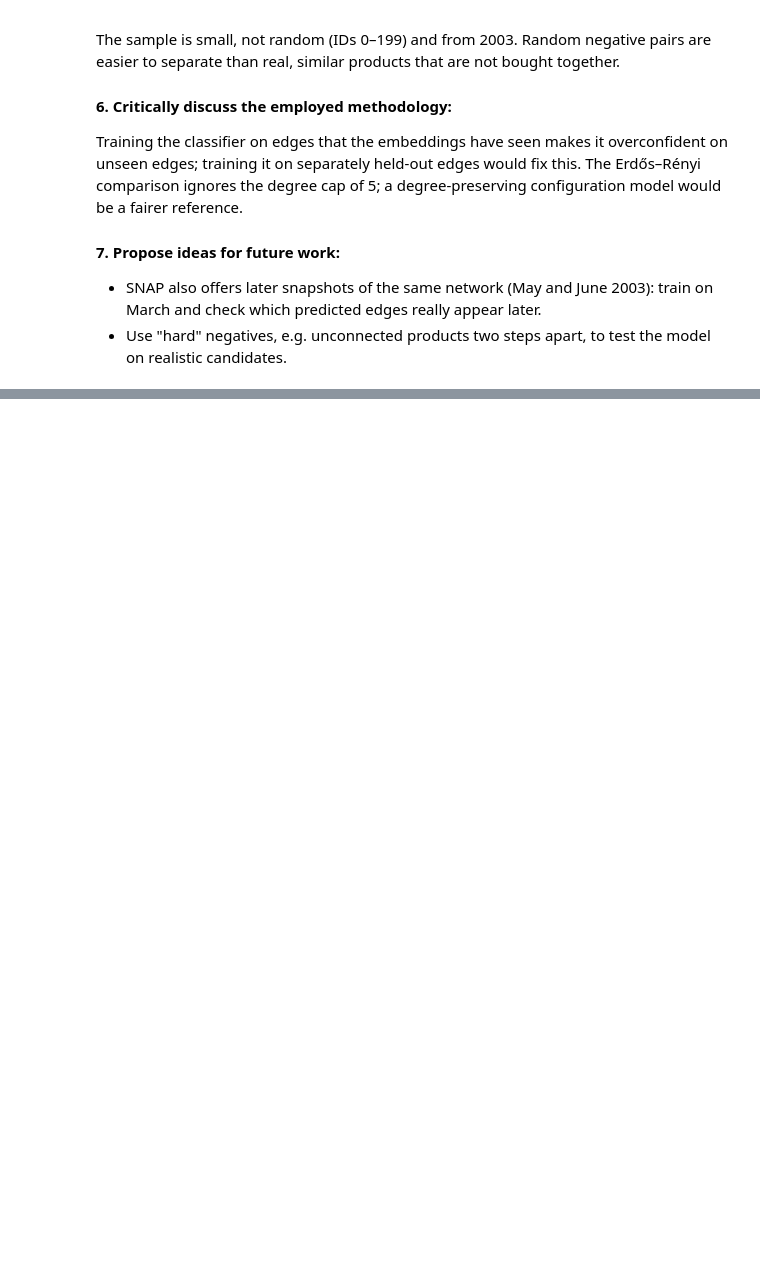
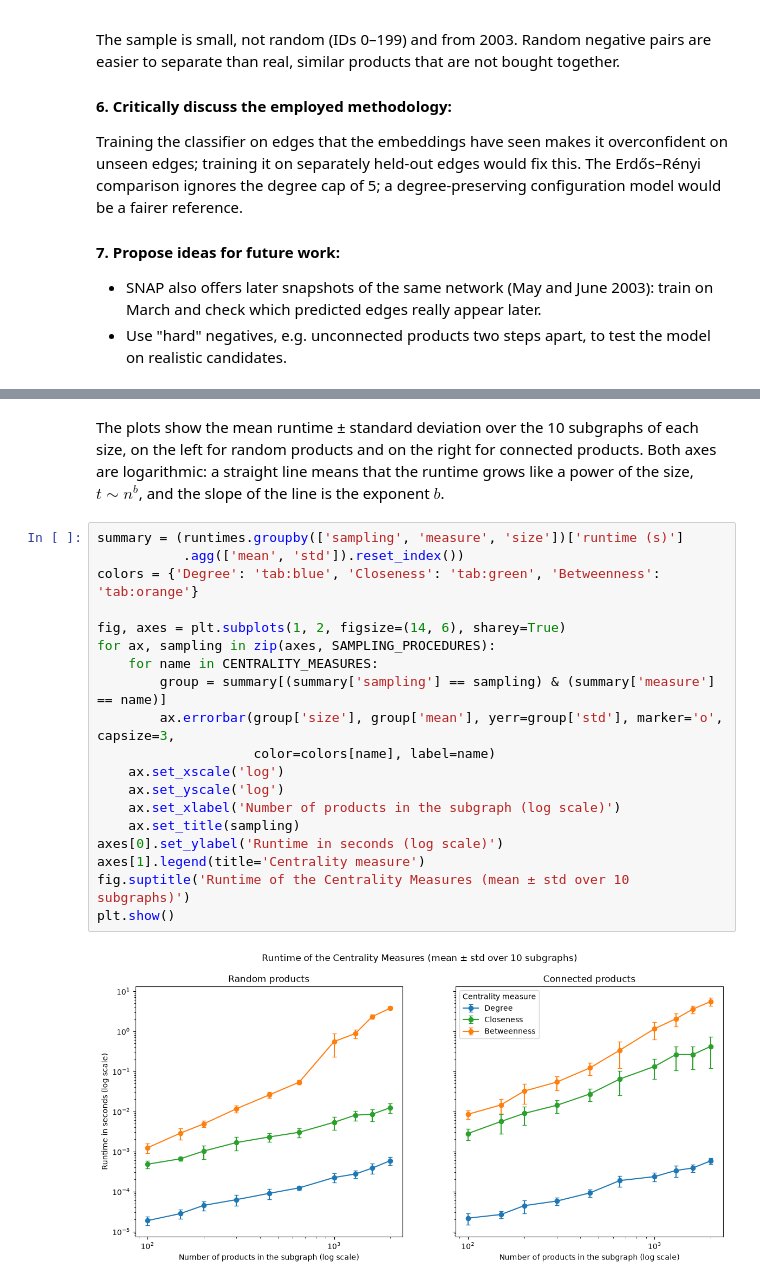
Before and after one commit to gmzonder/Enhancing-Amazon-Recommendation-With-Graph, a Jupyter notebook: Enhancing Amazon Recommendation with Graph DM.ipynb, the cells around one changed output, grey strips where cells are left out. Drawn from its saved outputs; the diff is of its cells as text; blank space fills up the shorter version.

Commit message:
Add Task 8 (scalability of centrality measures) and key-result boxes

```diff
--- a/Enhancing Amazon Recommendation with Graph DM.ipynb
+++ b/Enhancing Amazon Recommendation with Graph DM.ipynb
@@ -1075,0 +1193,23 @@ Training the classifier on edges that the embeddings have seen makes it overconf
+# %% [markdown]
+The plots show the mean runtime ± standard deviation over the 10 subgraphs of each size, on the left for random products and on the right for connected products. Both axes are logarithmic: a straight line means that the runtime grows like a power of the size, $t \sim n^b$, and the slope of the line is the exponent $b$.
+# %%
+summary = (runtimes.groupby(['sampling', 'measure', 'size'])['runtime (s)']
+           .agg(['mean', 'std']).reset_index())
+colors = {'Degree': 'tab:blue', 'Closeness': 'tab:green', 'Betweenness': 'tab:orange'}
+
+fig, axes = plt.subplots(1, 2, figsize=(14, 6), sharey=True)
+for ax, sampling in zip(axes, SAMPLING_PROCEDURES):
+    for name in CENTRALITY_MEASURES:
+        group = summary[(summary['sampling'] == sampling) & (summary['measure'] == name)]
+        ax.errorbar(group['size'], group['mean'], yerr=group['std'], marker='o', capsize=3,
+                    color=colors[name], label=name)
+    ax.set_xscale('log')
+    ax.set_yscale('log')
+    ax.set_xlabel('Number of products in the subgraph (log scale)')
+    ax.set_title(sampling)
+axes[0].set_ylabel('Runtime in seconds (log scale)')
+axes[1].legend(title='Centrality measure')
+fig.suptitle('Runtime of the Centrality Measures (mean ± std over 10 subgraphs)')
+plt.show()
+# %% [output]
+[figure, added]
```
Also changed, not shown: parts of 21 cells of this notebook, 1 other file.
